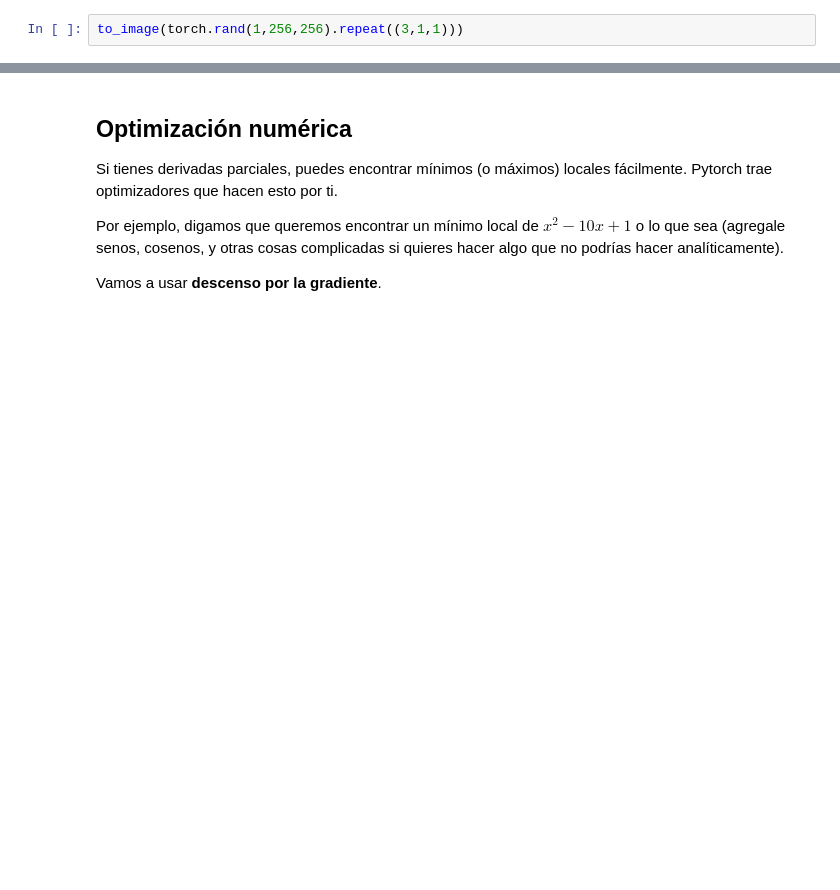
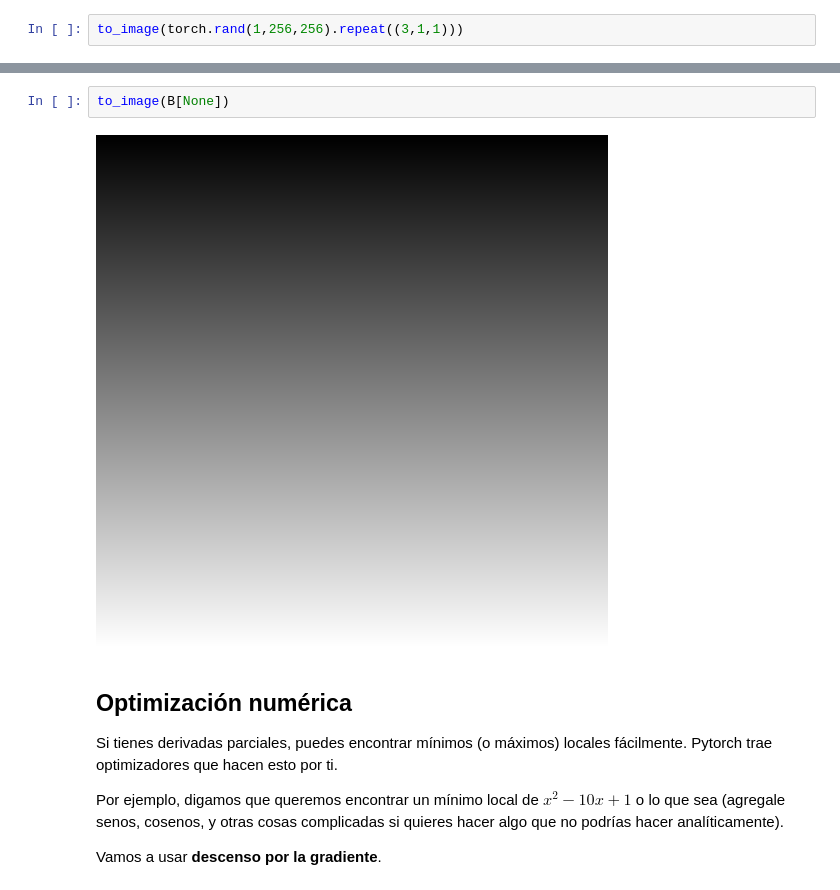
Before and after one commit to mraggi/ProgramacionParaMatematicos, a Jupyter notebook: 12.IntroAPytorch.ipynb, the cells around one changed output, grey strips where cells are left out. Drawn from its saved outputs; the diff is of its cells as text; blank space fills up the shorter version.

```diff
--- a/12.IntroAPytorch.ipynb
+++ b/12.IntroAPytorch.ipynb
@@ -561,3 +668,7 @@ to_image(torch.rand(1,256,256).repeat((3,1,1)))
+# %%
+to_image(B[None])
+# %% [output]
+[figure, added]
 # %% [markdown]
 ## Optimización numérica
 
```
Also changed, not shown: parts of 34 cells of this notebook.
